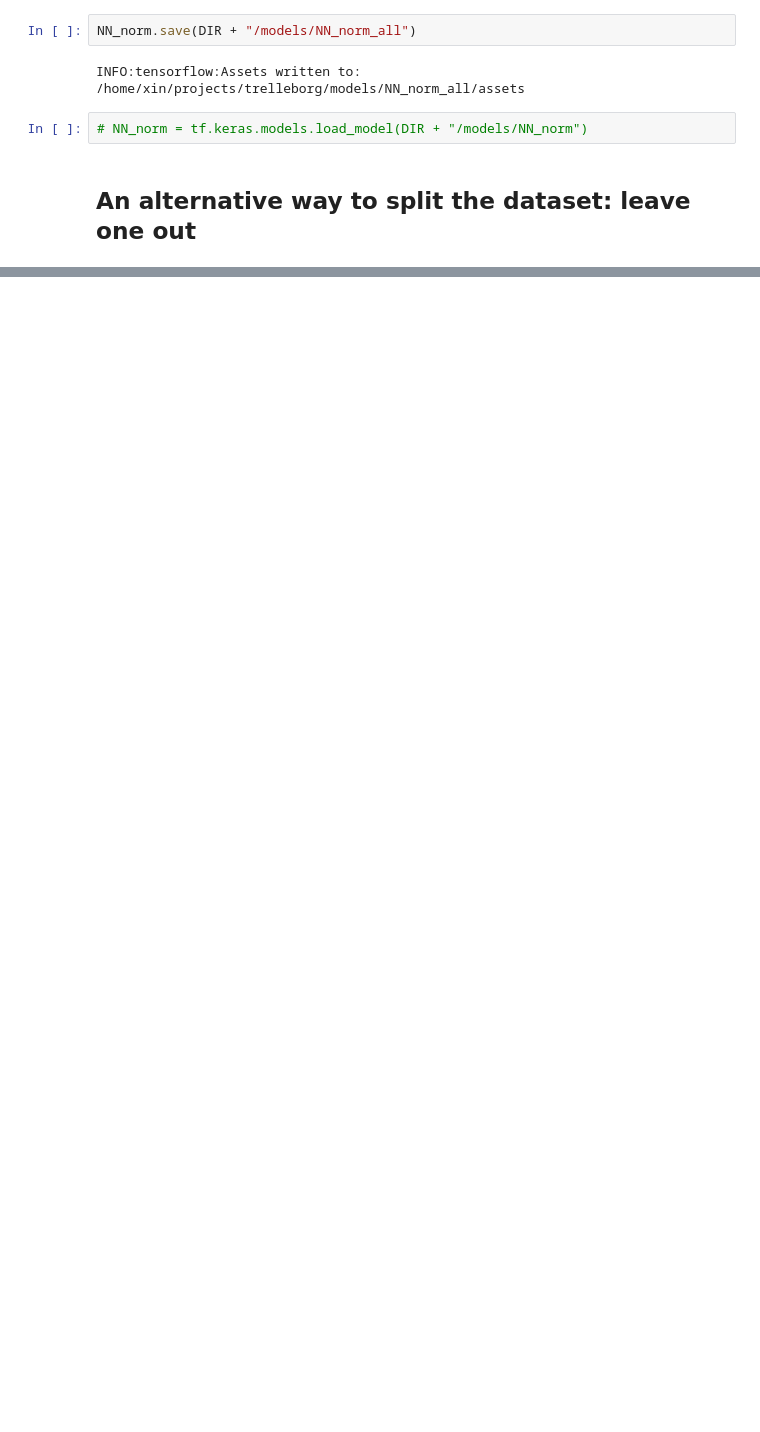
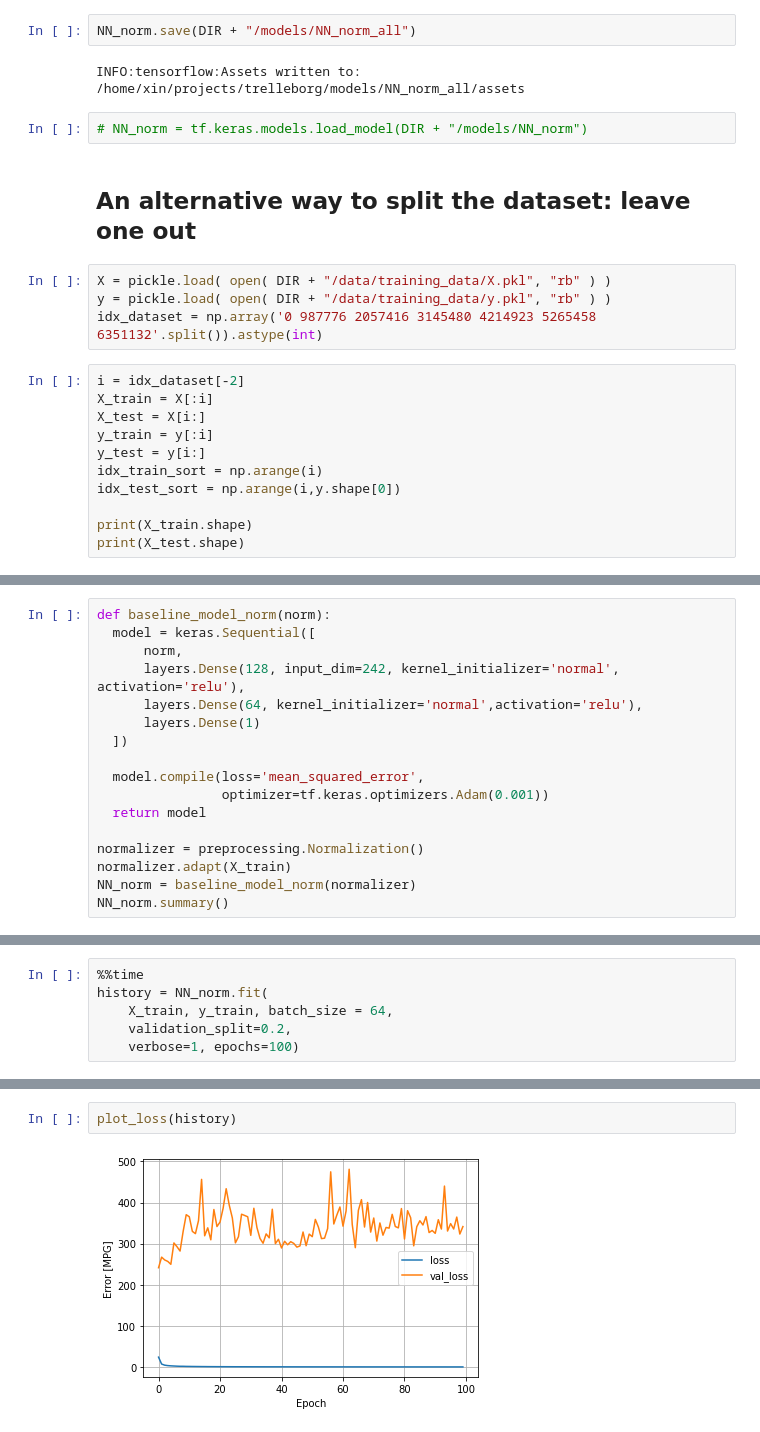
Before and after one commit to chen-xin-94/trelleborg, a Jupyter notebook: scripts/training/NN_ip1k1_all.ipynb, the cells around one changed output, grey strips where cells are left out. Drawn from its saved outputs; the diff is of its cells as text; blank space fills up the shorter version.

Commit message:
leave one out training

```diff
--- a/scripts/training/NN_ip1k1_all.ipynb
+++ b/scripts/training/NN_ip1k1_all.ipynb
@@ -287,3 +284,18 @@ INFO:tensorflow:Assets written to: /home/xin/projects/trelleborg/models/NN_norm_
 # NN_norm = tf.keras.models.load_model(DIR + "/models/NN_norm")
 # %% [markdown]
 ## An alternative way to split the dataset: leave one out
+# %%
+X = pickle.load( open( DIR + "/data/training_data/X.pkl", "rb" ) )
+y = pickle.load( open( DIR + "/data/training_data/y.pkl", "rb" ) )
+idx_dataset = np.array('0 987776 2057416 3145480 4214923 5265458 6351132'.split()).astype(int)
+# %%
+i = idx_dataset[-2]
+X_train = X[:i]
+X_test = X[i:]
+y_train = y[:i]
+y_test = y[i:]
+idx_train_sort = np.arange(i)
+idx_test_sort = np.arange(i,y.shape[0])
+
+print(X_train.shape)
+print(X_test.shape)
@@ -289,0 +305,17 @@ INFO:tensorflow:Assets written to: /home/xin/projects/trelleborg/models/NN_norm_
+# %%
+def baseline_model_norm(norm):
+  model = keras.Sequential([
+      norm,
+      layers.Dense(128, input_dim=242, kernel_initializer='normal', activation='relu'),
+      layers.Dense(64, kernel_initializer='normal',activation='relu'),
+      layers.Dense(1)
+  ])
+
+  model.compile(loss='mean_squared_error',
+                optimizer=tf.keras.optimizers.Adam(0.001))
+  return model
+
+normalizer = preprocessing.Normalization()
+normalizer.adapt(X_train)
+NN_norm = baseline_model_norm(normalizer)
+NN_norm.summary()
@@ -289,0 +339,6 @@ INFO:tensorflow:Assets written to: /home/xin/projects/trelleborg/models/NN_norm_
+# %%
+%%time
+history = NN_norm.fit(
+    X_train, y_train, batch_size = 64,
+    validation_split=0.2,
+    verbose=1, epochs=100)
@@ -289,0 +347,4 @@ INFO:tensorflow:Assets written to: /home/xin/projects/trelleborg/models/NN_norm_
+# %%
+plot_loss(history)
+# %% [output]
+[figure, added]
```
Also changed, not shown: parts of 32 cells of this notebook, 1 other file.
